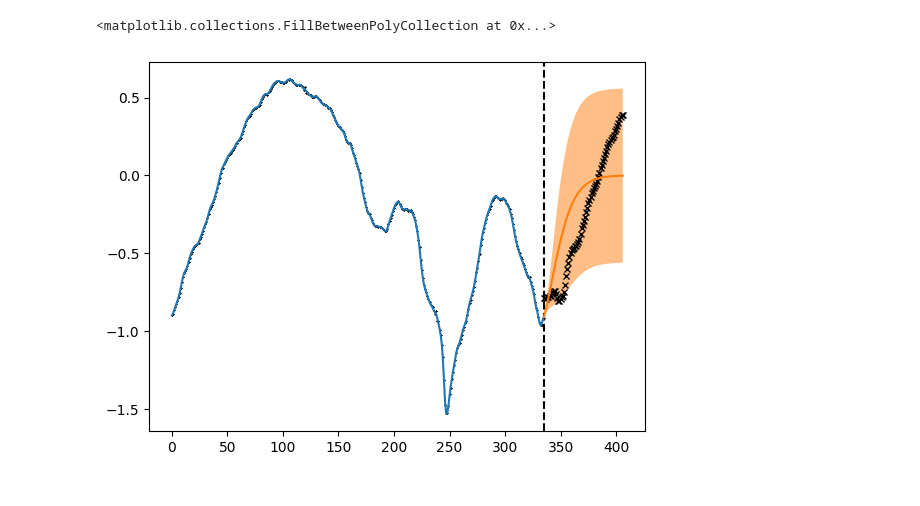
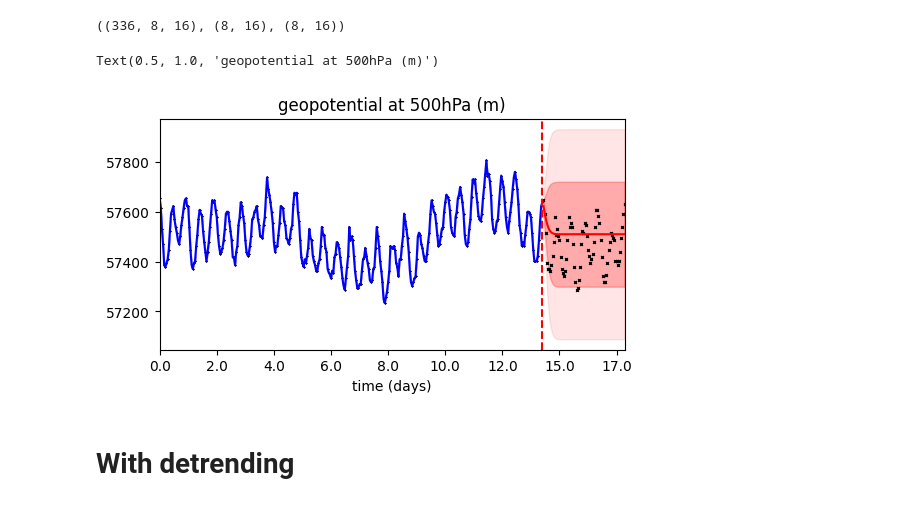
Before and after one commit to sunnyw22/STGP-for-weather-forecasting, a Jupyter notebook: State-space.ipynb, the cells around one changed output. Cells and saved outputs as stored; diff of their text form; code cells hidden in the pictures.

```diff
--- a/State-space.ipynb
+++ b/State-space.ipynb
@@ -51,10 +47,10 @@ t_train.shape, R.shape, Y.shape
 # %%
 lengthscale_spatial = 0.1
-lengthscale_temporal = 13.6
+lengthscale_temporal = 10.0
 variance_spatial = 0.2
 variance_temporal = 0.2
 
-variance_noise = 0.00001
+variance_noise = 1e-10 # Set very small to approximate no measurement noise
 
 lik = bayesnewton.likelihoods.Gaussian(variance=variance_noise)
 kern_time = bayesnewton.kernels.Matern52(variance=variance_temporal, lengthscale=lengthscale_temporal)
@@ -105,12 +96,9 @@ gp.kernel.spatial_kernel.lengthscale, gp.kernel.temporal_kernel.lengthscale, gp.
 # %%
-data_test_mean = z500_test.mean().load()
-data_test_std = z500_test.std().load()
+# Normalize data_testsets
+data_test = (z500_test - data_mean) / data_std
 
-# Normalize data_testsets
-data_test = (z500_test - data_test_mean) / data_test_std
-
-t_test = (data_test.time - data_test.time[0]).values
-t_test = t_test / np.timedelta64(1, 'h') + t_train[-1]
+t_test = (data_test.time - data_train.time[0]).values
+t_test = t_test / np.timedelta64(1, 'h')
 # %%
 train_mean, train_std = gp.predict(t_train)
 # %%
@@ -124,11 +110,0 @@ test_std = test_std.reshape(-1, 8, 16)
-# %%
-plt.plot(t_train, data_train[:, 4, 0], color='black', marker='x', linestyle='none', ms=1)
-plt.plot(t_test, data_test[:, 4, 0], color='black', marker='x', linestyle='none', ms=5)
-plt.axvline(t_train[-1], color='black', linestyle='--')
-plt.plot(t_train, train_mean[:, 4, 0], alpha=1)
-plt.fill_between(t_train, train_mean[:, 4, 0] - 2*train_std[:, 4, 0], train_mean[:, 4, 0] + 2*train_std[:, 4, 0], alpha=0.5)
-plt.plot(t_test, test_mean[:, 4, 0], alpha=1)
-plt.fill_between(t_test, test_mean[:, 4, 0] - 2*test_std[:, 4, 0], test_mean[:, 4, 0] + 2*test_std[:, 4, 0], alpha=0.5)
-# %% [output]
-<matplotlib.collections.FillBetweenPolyCollection at 0x...>
-[figure, removed]
@@ -138,0 +111,36 @@ plt.title(f"Marginal likelhood: {-gp.filter_energy()}")
+# %%
+data_train.shape, data_mean.shape, data_std.shape
+# %% [output]
+((336, 8, 16), (8, 16), (8, 16))
+# %%
+def plot_std(x, y_mean, y_std, ax=None, **kwargs):
+    if ax is None:
+        fig, ax = plt.subplots()
+    ax.fill_between(x, y_mean - y_std, y_mean + y_std, **kwargs)
+# %%
+point = (slice(None),) + (0, 15)
+
+data_mean, data_std = np.array(data_mean), np.array(data_std)
+fig, ax = plt.subplots(figsize=(6, 3))
+# Train/test data
+ax.plot(t_train, (data_mean + data_train * data_std)[point], color='black', marker='x', linestyle='none', ms=1)
+ax.plot(t_test, (data_mean + data_test * data_std)[point], color='black', marker='x', linestyle='none', ms=2)
+
+# Train/test predictions and uncertainties
+ax.plot(t_train, (data_mean + train_mean * data_std)[point], color='blue')
+ax.plot(t_test, (data_mean + test_mean * data_std)[point], color='red')
+plot_std(t_train, (data_mean + train_mean * data_std)[point], (train_std * data_std)[point], ax=ax, color='blue', alpha=0.25)
+plot_std(t_test, (data_mean + test_mean * data_std)[point], (test_std * data_std)[point], ax=ax, color='red', alpha=0.25)
+plot_std(t_train, (data_mean + train_mean * data_std)[point], 2 * (train_std * data_std)[point], ax=ax, color='blue', alpha=0.1)
+plot_std(t_test, (data_mean + test_mean * data_std)[point], 2 * (test_std * data_std)[point], ax=ax, color='red', alpha=0.1)
+
+ax.axvline(t_train[-1], color='red', linestyle='--')
+ax.set_xticks(ax.get_xticks(), np.around(ax.get_xticks()/24));
+ax.margins(x=0)
+ax.set_xlabel('time (days)')
+ax.set_title('geopotential at 500hPa (m)')
+# %% [output]
+Text(0.5, 1.0, 'geopotential at 500hPa (m)')
+[figure, added]
+# %% [markdown]
+# With detrending
```
Also changed, not shown: parts of 13 cells of this notebook.
